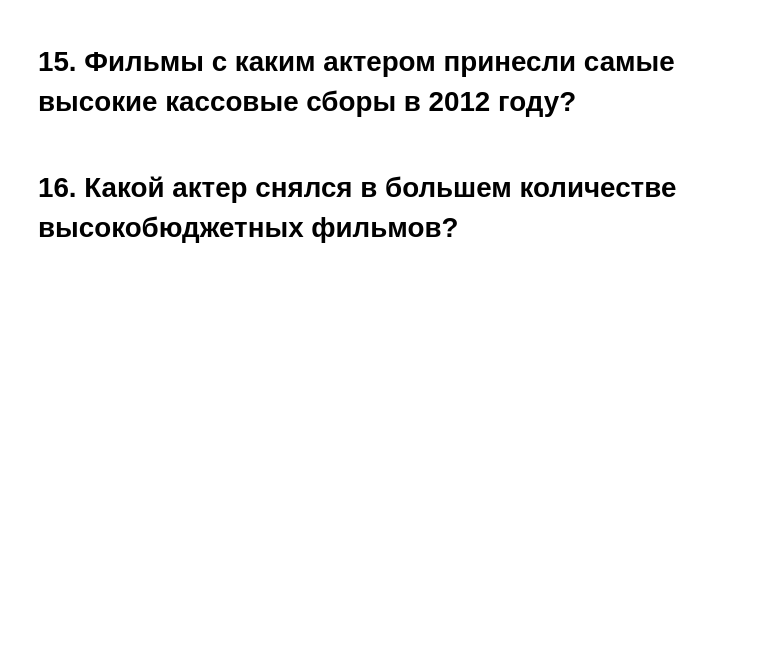
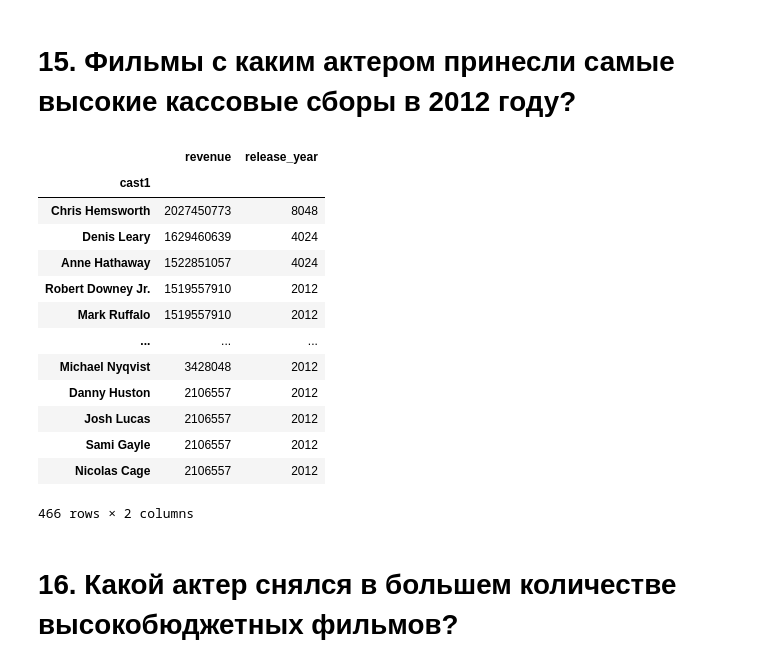
Before and after one commit to TretSerg/dstest, a Jupyter notebook: module_1/Movies_IMBD_v4.1_TEMPLATE.ipynb, the cells around one changed output. Drawn from its saved outputs; the diff is of its cells as text; code cells hidden in the pictures; blank space fills up the shorter version.

```diff
--- a/module_1/Movies_IMBD_v4.1_TEMPLATE.ipynb
+++ b/module_1/Movies_IMBD_v4.1_TEMPLATE.ipynb
@@ -78,2 +127,5 @@ answers['2'] = '...'
 # %% [markdown]
 # 9. Какой фильм оказался самым кассовым в 2008 году?
+# %%
+answers['9'] = 'The Dark Knight (tt0468569)'
+data[data['release_year'] == 2008][['original_title', 'imdb_id', 'revenue']].sort_values(['revenue'],  ascending=False).head(1)
@@ -80,2 +135,5 @@ answers['2'] = '...'
 # %% [markdown]
 # 10. Самый убыточный фильм за период с 2012 по 2014 г. (включительно)?
+# %%
+answers['10'] = 'The Lone Ranger (tt1210819)'
+data[(data['release_year'] >= 2012) & (data['release_year'] <= 2014)][['release_year', 'original_title', 'imdb_id', 'Profit']].sort_values(['Profit'],  ascending=True).head(1)
@@ -91,2 +232,10 @@ answers['2'] = '...'
 # %% [markdown]
 # 13. У какого режиссера самые большие суммарные кассовые сбооры?
+# %%
+answers['13'] = 'Peter Jackson'
+res = data[['original_title', 'revenue', 'director']]
+res['director'] = res['director'].str.split('|')
+
+dummies_df = res.join(pd.Series(res['director'].apply(pd.Series).stack().reset_index(1, drop=True),
+                     name='director1'))
+dummies_df.pivot_table(index='director1', aggfunc= {'revenue':sum}).sort_values(['revenue'], ascending=False)
@@ -93,2 +257,15 @@ answers['2'] = '...'
 # %% [markdown]
 # 14. Какой режисер снял больше всего фильмов в стиле Action?
+# %%
+answers['14'] = 'Robert Rodriguez'
+res = data[['original_title', 'genres', 'director']]
+res['director'] = res['director'].str.split('|')
+res['genres'] = res['genres'].str.split('|')
+
+dummies_df = res.join(pd.Series(res['genres'].apply(pd.Series).stack().reset_index(1, drop=True),
+                     name='genres1'))
+dummies_df = dummies_df[dummies_df['genres1'] == 'Action']
+
+dummies_d = dummies_df.join(pd.Series(dummies_df['director'].apply(pd.Series).stack().reset_index(1, drop=True),
+                      name='director1'))
+dummies_d['director1'].value_counts()
@@ -95,4 +285,28 @@ answers['2'] = '...'
 # %% [markdown]
 # 15. Фильмы с каким актером принесли самые высокие кассовые сборы в 2012 году?
+# %%
+answers['15'] = 'Chris Hemsworth'
+res = data[['original_title', 'revenue', 'cast', 'release_year']]
+res['cast'] = res['cast'].str.split('|')
+res = res[res['release_year'] == 2012]
+
+dummies_df = res.join(pd.Series(res['cast'].apply(pd.Series).stack().reset_index(1, drop=True),
+                     name='cast1'))
+dummies_df.groupby(['cast1']).sum().sort_values(['revenue'], ascending=False)
+# %% [output]
+|  | revenue | release_year |
+| cast1 |  |  |
+| Chris Hemsworth | 2027450773 | 8048 |
+| Denis Leary | 1629460639 | 4024 |
+| Anne Hathaway | 1522851057 | 4024 |
+| Robert Downey Jr. | 1519557910 | 2012 |
+| Mark Ruffalo | 1519557910 | 2012 |
+| ... | ... | ... |
+| Michael Nyqvist | 3428048 | 2012 |
+| Danny Huston | 2106557 | 2012 |
+| Josh Lucas | 2106557 | 2012 |
+| Sami Gayle | 2106557 | 2012 |
+| Nicolas Cage | 2106557 | 2012 |
+466 rows × 2 columns
 # %% [markdown]
 # 16. Какой актер снялся в большем количестве высокобюджетных фильмов?
```
Also changed, not shown: parts of 37 cells of this notebook, 1 other file.
